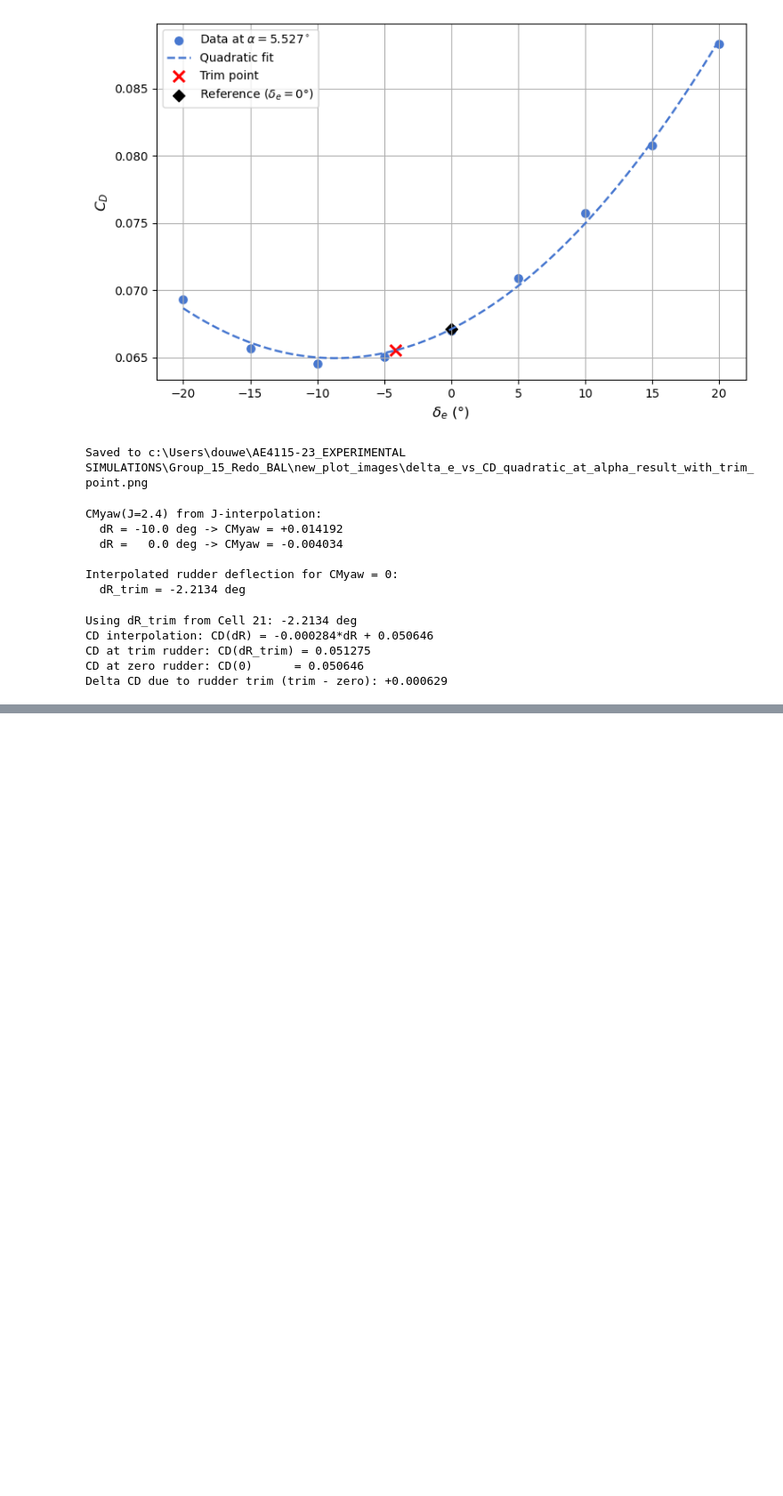
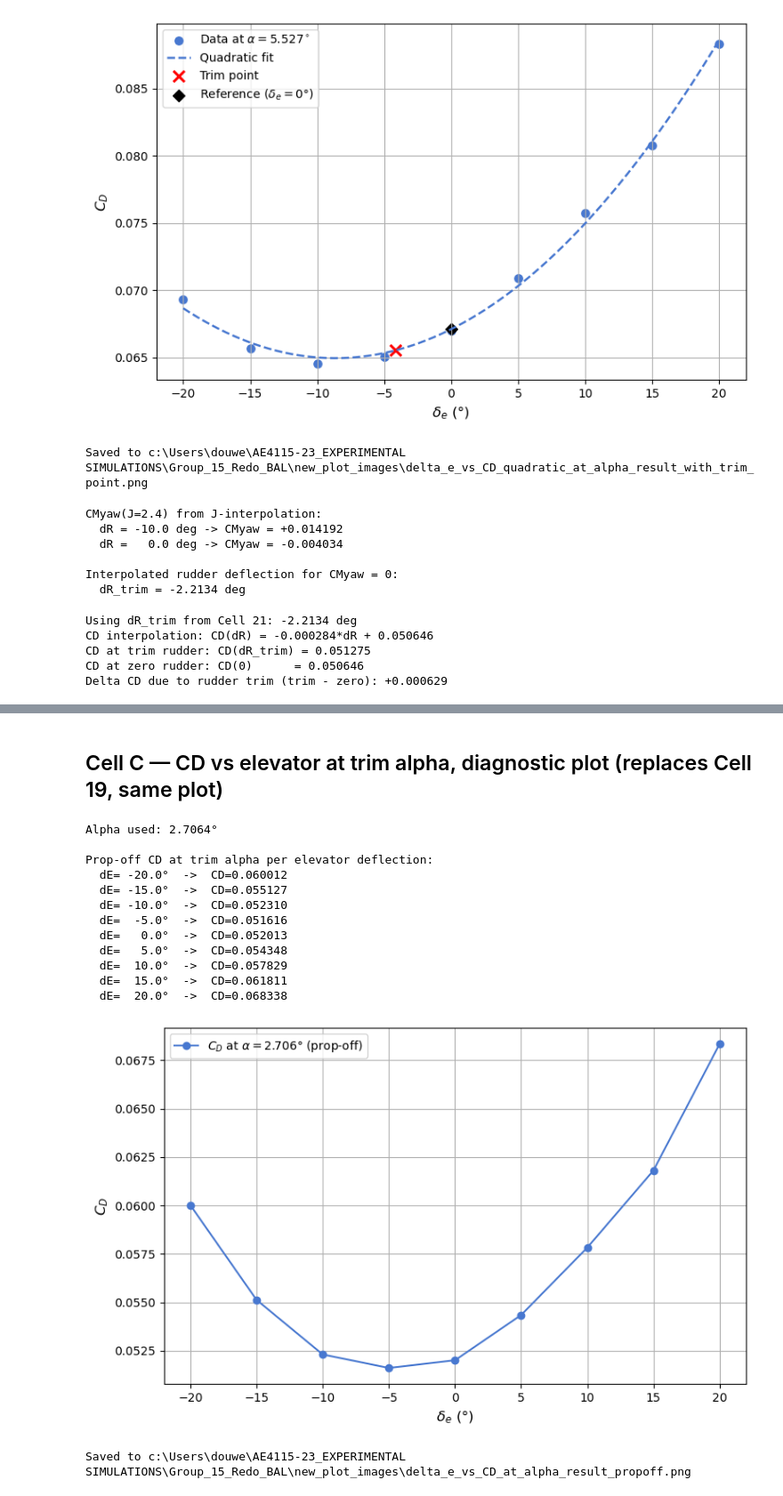
Before and after one commit to DCdeJong2002/Group_15_Redo_BAL, a Jupyter notebook: data_plotter_updated.ipynb, the cells around one changed output, grey strips where cells are left out. Shown at 89% size. Saved outputs shown, nothing was run; the diff lists cells and outputs as text; code cells hidden in the pictures; blank space fills up the shorter version.

```diff
--- a/data_plotter_updated.ipynb
+++ b/data_plotter_updated.ipynb
@@ -2616,0 +2963,54 @@ Delta CD due to rudder trim (trim - zero): +0.000629
+# %% [markdown]
+## Cell C — CD vs elevator at trim alpha, diagnostic plot (replaces Cell 19, same plot)
+# %%
+import numpy as np
+import matplotlib.pyplot as plt
+
+if "alpha_result" not in globals():
+    raise RuntimeError("alpha_result not defined. Run Cell E first.")
+if "cd_from_alpha_funcs_de" not in globals() or len(cd_from_alpha_funcs_de) == 0:
+    raise RuntimeError("cd_from_alpha_funcs_de empty. Run Cell 13 first.")
+
+alpha_for_cd = float(alpha_result)
+
+de_values, cd_values = [], []
+for de in sorted(cd_from_alpha_funcs_de.keys()):
+    de_values.append(float(de))
+    cd_values.append(float(cd_from_alpha_funcs_de[de](alpha_for_cd)))
+
+x_de = np.asarray(de_values, dtype=float)
+y_cd = np.asarray(cd_values, dtype=float)
+
+print(f"Alpha used: {alpha_for_cd:.4f}°")
+print("\nProp-off CD at trim alpha per elevator deflection:")
+for de, cd in zip(x_de, y_cd):
+    print(f"  dE={de:>6.1f}°  ->  CD={cd:.6f}")
+
+fig, ax = plt.subplots(figsize=(8, 5))
+ax.plot(x_de, y_cd, marker="o", ls="-",
+        label=fr"$C_D$ at $\alpha={alpha_for_cd:.3f}°$ (prop-off)")
+ax.set_xlabel(r"$\delta_e$ (°)")
+ax.set_ylabel(r"$C_D$")
+if SHOW_TITLE:
+    ax.set_title(fr"$\delta_e$ vs $C_D$ at $\alpha={alpha_for_cd:.3f}°$ (prop-off)")
+ax.grid(True)
+ax.legend()
+plt.tight_layout()
+plt.savefig(os.path.join(PLOT_DIR, "delta_e_vs_CD_at_alpha_result_propoff.png"), dpi=150)
+plt.show()
+print(f"Saved to {os.path.join(PLOT_DIR, 'delta_e_vs_CD_at_alpha_result_propoff.png')}")
+# %% [output]
+Alpha used: 2.7064°
+
+Prop-off CD at trim alpha per elevator deflection:
+  dE= -20.0°  ->  CD=0.060012
+  dE= -15.0°  ->  CD=0.055127
+  dE= -10.0°  ->  CD=0.052310
+  dE=  -5.0°  ->  CD=0.051616
+  dE=   0.0°  ->  CD=0.052013
+  dE=   5.0°  ->  CD=0.054348
+  dE=  10.0°  ->  CD=0.057829
+  dE=  15.0°  ->  CD=0.061811
+  dE=  20.0°  ->  CD=0.068338
+[figure, added]
+Saved to c:\Users\douwe\AE4115-23_EXPERIMENTAL SIMULATIONS\Group_15_Redo_BAL\new_plot_images\delta_e_vs_CD_at_alpha_result_propoff.png
```
Also changed, not shown: parts of 10 cells of this notebook, 11 other files.
